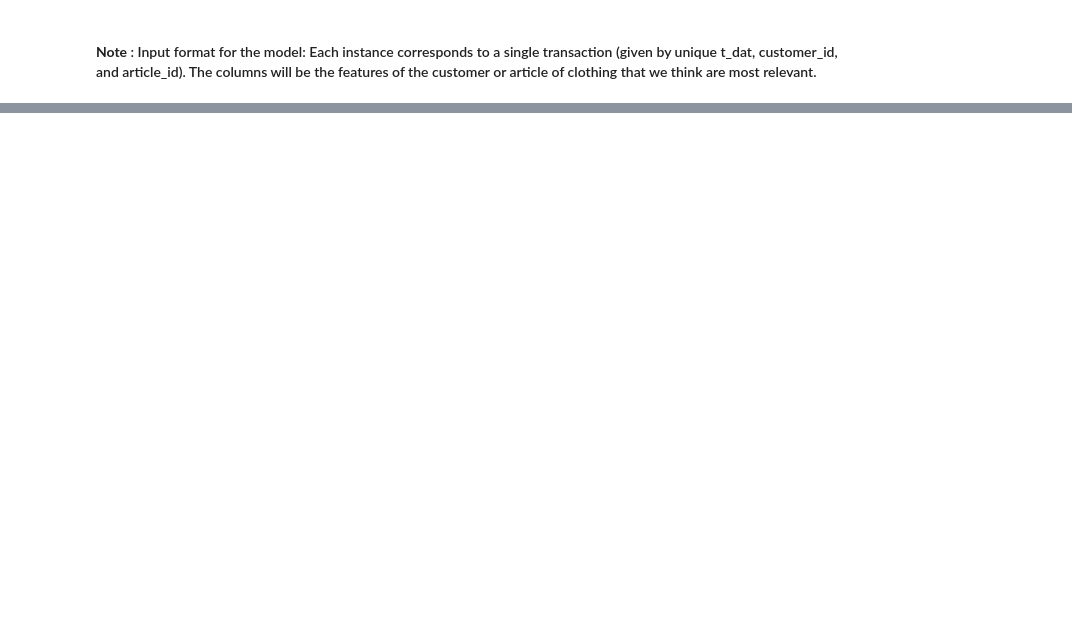
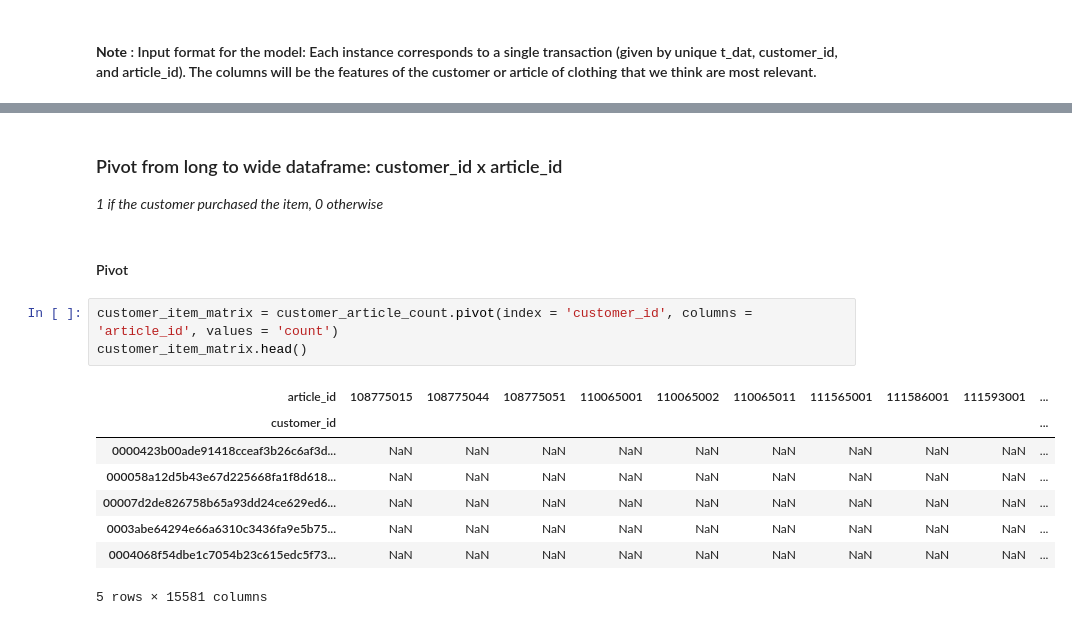
Before and after one commit to msmillan7/Kaggle_Competition-HM_Recommender_System, a Jupyter notebook: ML_Approaches_Testing_Mileva.ipynb, the cells around one changed output, grey strips where cells are left out. Saved outputs shown, nothing was run; the diff lists cells and outputs as text; blank space fills up the shorter version.

```diff
--- a/EDA_Mileva.ipynb
+++ b/ML_Approaches_Testing_Mileva.ipynb
@@ -206,0 +239,17 @@ transactions.head()
+# %% [markdown]
+### Pivot from long to wide dataframe: customer_id x article_id
+*1 if the customer purchased the item, 0 otherwise*
+# %% [markdown]
+#### Pivot
+# %%
+customer_item_matrix = customer_article_count.pivot(index = 'customer_id', columns = 'article_id', values = 'count')
+customer_item_matrix.head()
+# %% [output]
+| article_id | 108775015 | 108775044 | 108775051 | 110065001 | 110065002 | 110065011 | 111565001 | 111586001 | 111593001 | ... |
+| customer_id |  |  |  |  |  |  |  |  |  | ... |
+| 0000423b00ade91418cceaf3b26c6af3d... | NaN | NaN | NaN | NaN | NaN | NaN | NaN | NaN | NaN | ... |
+| 000058a12d5b43e67d225668fa1f8d618... | NaN | NaN | NaN | NaN | NaN | NaN | NaN | NaN | NaN | ... |
+| 00007d2de826758b65a93dd24ce629ed6... | NaN | NaN | NaN | NaN | NaN | NaN | NaN | NaN | NaN | ... |
+| 0003abe64294e66a6310c3436fa9e5b75... | NaN | NaN | NaN | NaN | NaN | NaN | NaN | NaN | NaN | ... |
+| 0004068f54dbe1c7054b23c615edc5f73... | NaN | NaN | NaN | NaN | NaN | NaN | NaN | NaN | NaN | ... |
+5 rows × 15581 columns
```
Also changed, not shown: parts of 36 cells of this notebook.
